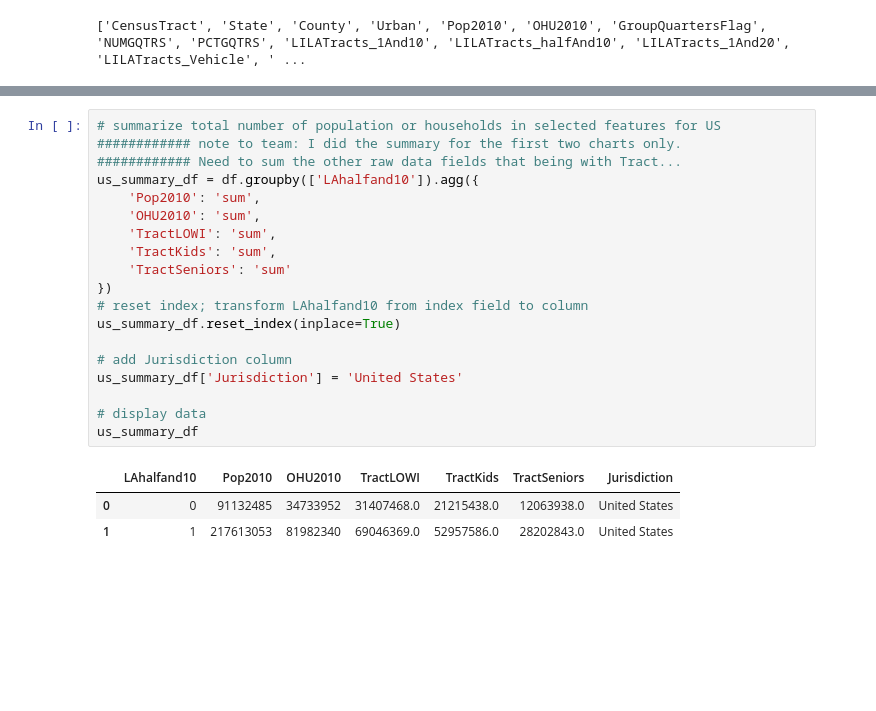
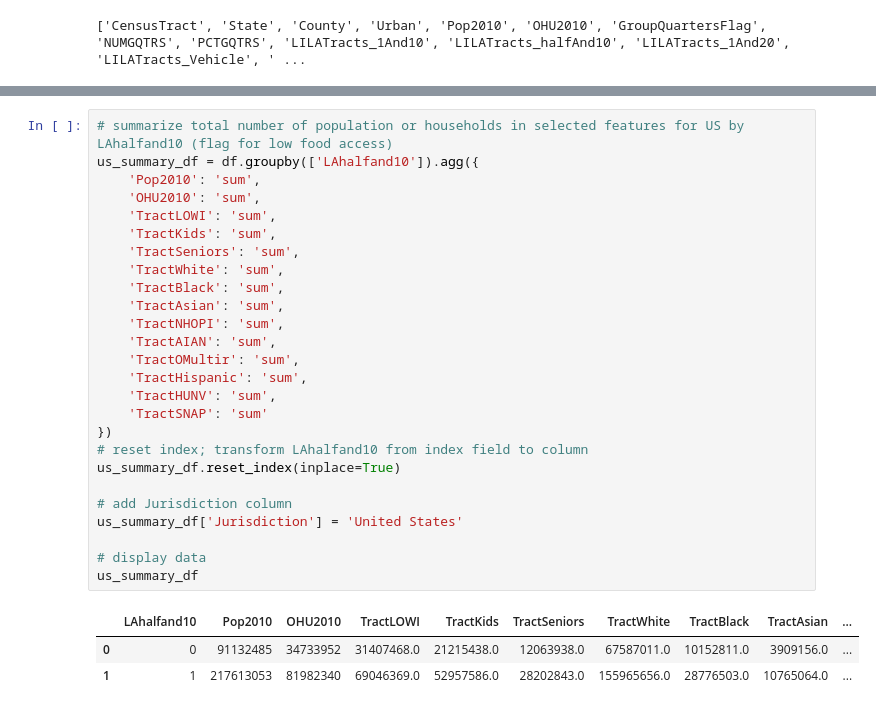
Before and after one commit to meeyoungPH/food-insecurity-machine-learning, a Jupyter notebook: static/data/state_summary_etl.ipynb, the cells around one changed output, grey strips where cells are left out. Cells and saved outputs as stored; diff of their text form; blank space fills up the shorter version.

```diff
--- a/static/data/state_summary_etl.ipynb
+++ b/static/data/state_summary_etl.ipynb
@@ -77,26 +84,33 @@ state_summary_df
 # %%
-# summarize total number of population or households in selected features for US
-############ note to team: I did the summary for the first two charts only.
-############ Need to sum the other raw data fields that being with Tract...
+# summarize total number of population or households in selected features for US by LAhalfand10 (flag for low food access)
 us_summary_df = df.groupby(['LAhalfand10']).agg({
     'Pop2010': 'sum',
     'OHU2010': 'sum',
     'TractLOWI': 'sum',
     'TractKids': 'sum',
-    'TractSeniors': 'sum'
+    'TractSeniors': 'sum',
+    'TractWhite': 'sum',
+    'TractBlack': 'sum',
+    'TractAsian': 'sum',
+    'TractNHOPI': 'sum',
+    'TractAIAN': 'sum',
+    'TractOMultir': 'sum',
+    'TractHispanic': 'sum',
+    'TractHUNV': 'sum',
+    'TractSNAP': 'sum'
 })
 # reset index; transform LAhalfand10 from index field to column
 us_summary_df.reset_index(inplace=True)
 
 # add Jurisdiction column
 us_summary_df['Jurisdiction'] = 'United States'
 
 # display data
 us_summary_df
 # %% [output]
-|  | LAhalfand10 | Pop2010 | OHU2010 | TractLOWI | TractKids | TractSeniors | Jurisdiction |
-| 0 | 0 | 91132485 | 34733952 | 31407468.0 | 21215438.0 | 12063938.0 | United States |
-| 1 | 1 | 217613053 | 81982340 | 69046369.0 | 52957586.0 | 28202843.0 | United States |
+|  | LAhalfand10 | Pop2010 | OHU2010 | TractLOWI | TractKids | TractSeniors | TractWhite | TractBlack | TractAsian | ... |
+| 0 | 0 | 91132485 | 34733952 | 31407468.0 | 21215438.0 | 12063938.0 | 67587011.0 | 10152811.0 | 3909156.0 | ... |
+| 1 | 1 | 217613053 | 81982340 | 69046369.0 | 52957586.0 | 28202843.0 | 155965656.0 | 28776503.0 | 10765064.0 | ... |
 # %%
 # concatenate state and US total data
 summary_df = pd.concat([state_summary_df,us_summary_df])
```
Also changed, not shown: parts of 17 cells of this notebook, 1 other file.
